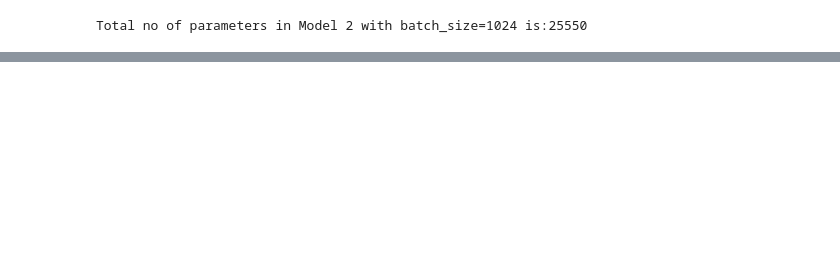
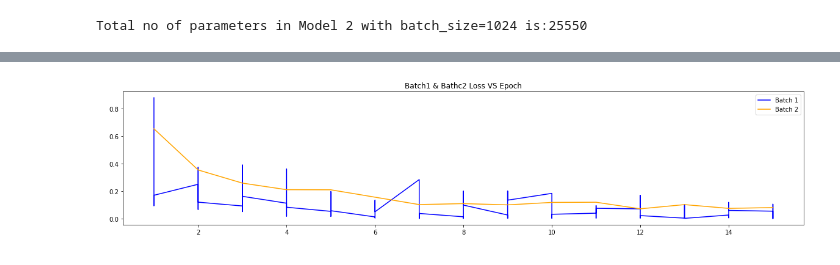
Before and after one commit to DineshchandarR/CPSC-8430-Deep-Learning-001, a Jupyter notebook: HW1/HW1.3_FlatnessVSGenP1.ipynb, the cells around one changed output, grey strips where cells are left out. Cells and saved outputs as stored; diff of their text form; code cells hidden in the pictures; blank space fills up the shorter version.

```diff
--- a/HW1/HW1.3_FlatnessVSGenP1.ipynb
+++ b/HW1/HW1.3_FlatnessVSGenP1.ipynb
@@ -80,6 +81,8 @@ def trainFunc(model,num_epochs,train_loader):
         n_correct = 0
         n_samples = 0
         for i, (images, labels) in enumerate(train_loader):
+            if (i+1)% 60 == 0 : print(i+1)
+
             # Forward pass
             prediction = model(images)
             loss = loss_func(prediction, labels)
@@ -93,7 +96,7 @@ def trainFunc(model,num_epochs,train_loader):
             n_correct += (predicted == labels).sum().item()
             acc = 100.0 * n_correct / n_samples
 
-            if (i+1) % 500 == 0:
+            if (i+1) % 60 == 0:
                 print (f'Epoch [{epoch}/{num_epochs}], Step [{i+1}/{n_total_steps}], Loss: {loss.item():.4f}')
                 train_epoch.append(epoch)
                 train_losses.append(loss.item())
@@ -105,7 +108,7 @@ def trainFunc(model,num_epochs,train_loader):
                         not_converged = False
                 elif (epoch > 5) and  (train_losses[-1] < 0.001):
                     if abs(train_losses[-3] - train_losses[-2]) < 1.0e-05 and abs(train_losses[-2] - train_losses[-1]) < 1.0e-05:
-                        print("Convergeance reached for loss:",loss_arr[-1])
+                        print("Convergeance reached for loss:",train_losses[-1])
                         not_converged = False
 
     return train_epoch,train_losses,train_acc
@@ -180,5 +161,5 @@ class M2(nn.Module):
 # %%
-mBatch2 = M2()
+mBatch2 = M1()
 loss_func = nn.CrossEntropyLoss()
 optimizer = torch.optim.Adam(mBatch2.parameters(), lr=learning_rate, weight_decay = weight_decay_val)
 
@@ -195,0 +192,13 @@ KeyboardInterrupt:
+# %%
+#Plotting Loss plot for both Batch 1 and Batch 2 models
+#B2_train_epoch,B2_train_losses,B2_train_acc
+plt.figure(figsize=(20, 4))
+plt.plot(B1_train_epoch,B1_train_losses,color="blue")
+plt.plot(B2_train_epoch,B2_train_losses,color="orange")
+plt.title('Batch1 & Bathc2 Loss VS Epoch')
+plt.legend(['Batch 1','Batch 2'])
+plt.xlabel ('Epoch', color="white")
+plt.ylabel ('loss', color="white")
+plt.show()
+# %% [output]
+[figure, added]
```
Also changed, not shown: parts of 19 cells of this notebook.
